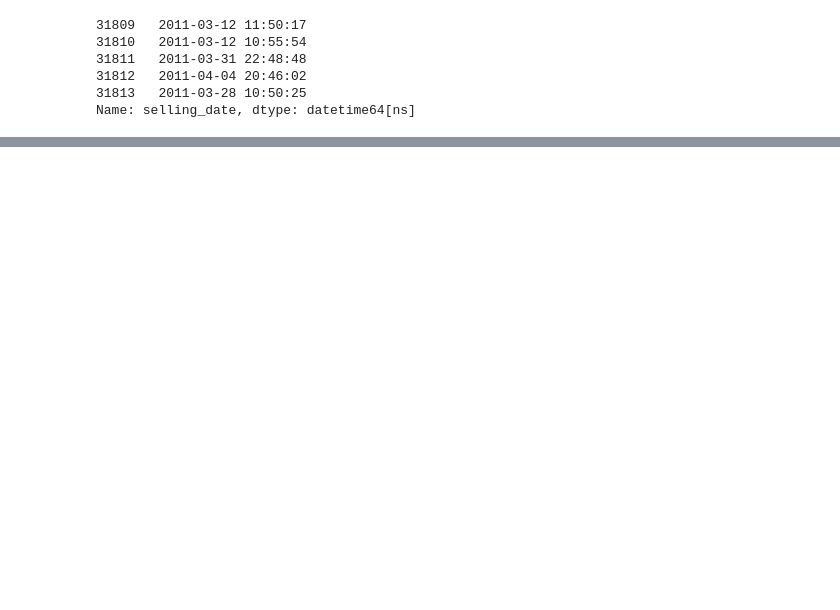
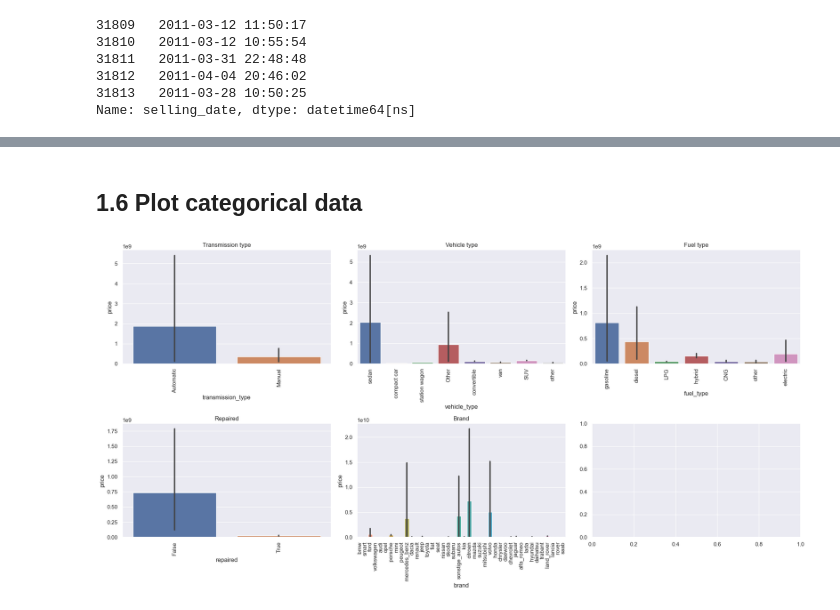
Before and after one commit to mbarndouka/talent4startupproject, a Jupyter notebook: src/ddp.ipynb, the cells around one changed output, grey strips where cells are left out. Saved outputs shown, nothing was run; the diff lists cells and outputs as text; code cells hidden in the pictures; blank space fills up the shorter version.

```diff
--- a/src/ddp.ipynb
+++ b/src/ddp.ipynb
@@ -181,19 +193,22 @@ df
+# %% [markdown]
+## 1.6 Plot categorical data
 # %%
-# # Plot categorical data
-# sales_vars = ['transmission_type', 'vehicle_type', 'fuel_type', 'repaired', 'brand']
+sales_vars = ['transmission_type', 'vehicle_type', 'fuel_type', 'repaired', 'brand']
 
-# # Create figure with subplots
-# fig, axs = plt.subplots(nrows=2, ncols=3, figsize=(20,10))
-# axs = axs.flatten()
+# Create figure with subplots
+fig, axs = plt.subplots(nrows=2, ncols=3, figsize=(20,10))
+axs = axs.flatten()
 
-# for i, var in enumerate(sales_vars):
-#     sns.barplot(x=var, data=df, ax=axs[i])
-#     axs[i].set_xticklabels(axs[i].get_xticklabels(), rotation=90)
-#     axs[i].set_title(var.replace("_", " ").capitalize())
+for i, var in enumerate(sales_vars):
+    sns.barplot(x=var, y='price',data=df, ax=axs[i])
+    axs[i].set_xticklabels(axs[i].get_xticklabels(), rotation=90)
+    axs[i].set_title(var.replace("_", " ").capitalize())
 
 
 # if len(sales_vars) < 6:
 #     fig.delaxes(axs[-1])
 
-# fig.tight_layout()
-# plt.show()
+fig.tight_layout()
+plt.show()
+# %% [output]
+[figure, added]
```
Also changed, not shown: parts of 36 cells of this notebook.
